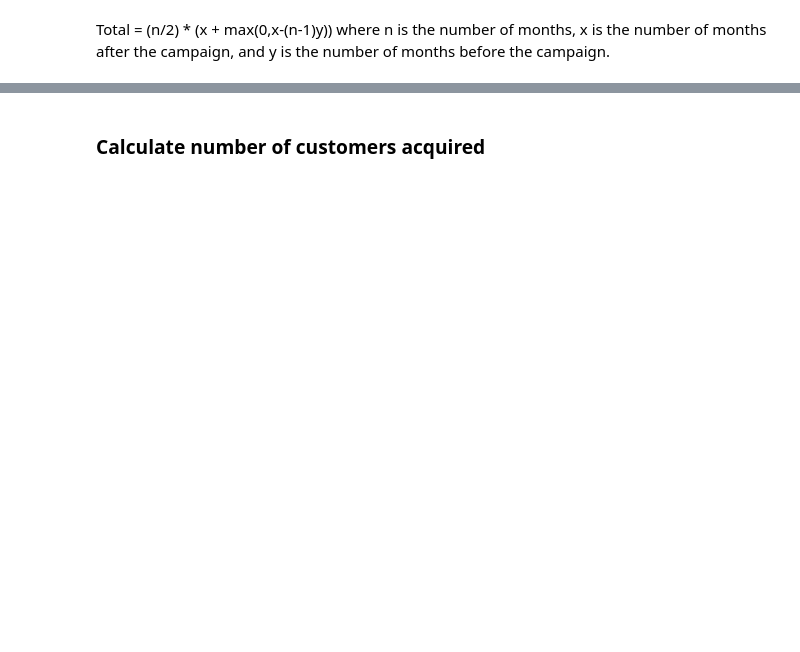
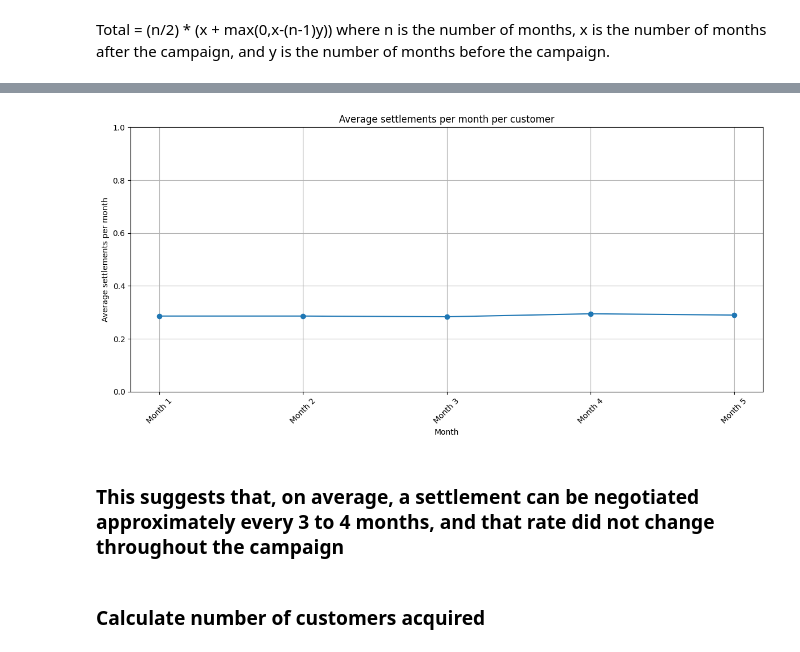
Before and after one commit to dasheffie/data-projects, a Jupyter notebook: freedom_debt_relief_marketing_campaign_results.ipynb, the cells around one changed output, grey strips where cells are left out. Drawn from its saved outputs; the diff is of its cells as text; code cells hidden in the pictures; blank space fills up the shorter version.

```diff
--- a/freedom_debt_relief_marketing_campaign_results.ipynb
+++ b/freedom_debt_relief_marketing_campaign_results.ipynb
@@ -165,0 +259,14 @@ f"Monthly revenue before campaign: ${mnthly_rvnue_bfr_cmpgn:,.2f}"
+# %%
+# The average debt amount enrolled per client is $27,756 https://www.lighthousefinancesolutions.com/
+average_debt_amount_per_client = 27756
+# Debt settlement companies typically negotiate reductions of about 57% of the enrolled debt, meaning clients pay approximately 43% of their original debt amount https://www.supermoney.com/studies/debt-settlement-industry-study
+debt_payment_percentage = 0.43
+# total settlement amount per client
+total_settlement_amount_per_client = average_debt_amount_per_client * debt_payment_percentage
+# Clients typically enroll an average of 6.93 debts in a settlement program. https://www.lighthousefinancesolutions.com/
+average_debts_per_client = 6.93
+#  Average Settlement Amount per Debt
+average_settlement_amount_per_debt = total_settlement_amount_per_client / average_debts_per_client
+# Number of Settlements per Month
+df_avg_deposit_per_month_per_customer['avg_settlements_per_month'] = df_avg_deposit_per_month_per_customer['avg_deposit_per_customer'] / average_settlement_amount_per_debt
+df_avg_deposit_per_month_per_customer
@@ -165,0 +280,16 @@ f"Monthly revenue before campaign: ${mnthly_rvnue_bfr_cmpgn:,.2f}"
+# %%
+# plot the average settlements per month per customer with a line plot with range of y axis starting from 0
+plt.figure(figsize=(12, 6))
+plt.plot(df_avg_deposit_per_month_per_customer['month_name'], df_avg_deposit_per_month_per_customer['avg_settlements_per_month'], marker='o')
+plt.title('Average settlements per month per customer')
+plt.xlabel('Month')
+plt.ylabel('Average settlements per month')
+plt.xticks(rotation=45)
+plt.grid()
+plt.ylim(0, 1)
+plt.tight_layout()
+plt.show()
+# %% [output]
+[figure, added]
+# %% [markdown]
+### This suggests that, on average, a settlement can be negotiated approximately every 3 to 4 months, and that rate did not change throughout the campaign
```
Also changed, not shown: parts of 18 cells of this notebook.
